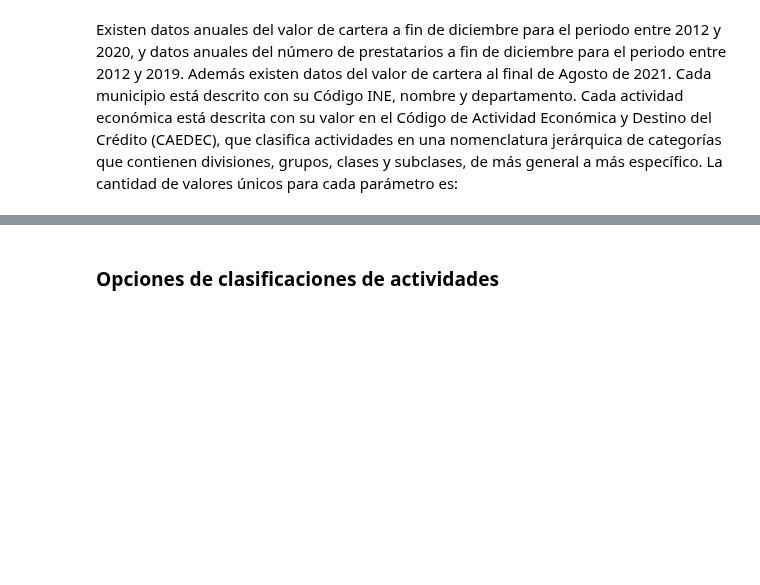
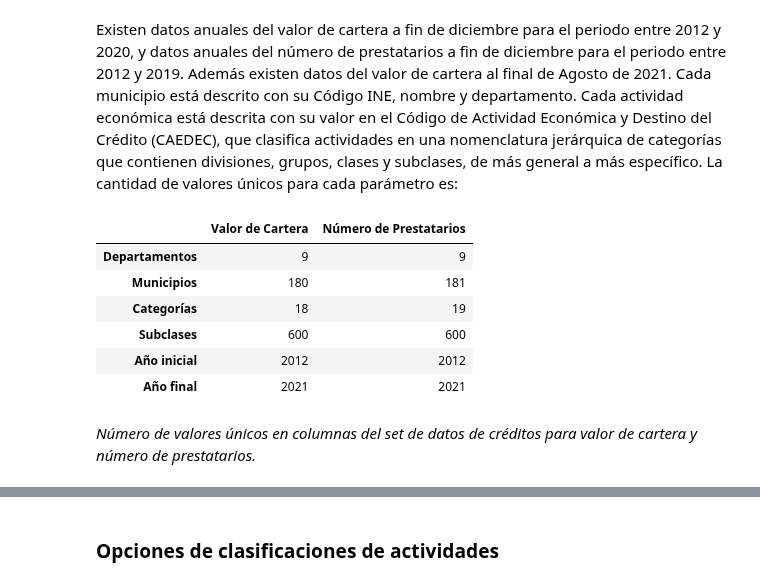
Before and after one commit to mauforonda/notas, a Jupyter notebook: Cartera_de_Creditos_en_Bolivia.ipynb, the cells around one changed output, grey strips where cells are left out. Cells and saved outputs as stored; diff of their text form; code cells hidden in the pictures; blank space fills up the shorter version.

Commit message:
actualización de datos de crédito

```diff
--- a/Cartera_de_Creditos_en_Bolivia.ipynb
+++ b/Cartera_de_Creditos_en_Bolivia.ipynb
@@ -501,6 +533,36 @@ El dataset tiene una forma de 318234 filas y 11 columnas. Cada fila representa e
 <p class="caption"> <em>Ejemplo de una entrada en el set de datos.</em> </p>
 # %% [markdown]
 Existen datos anuales del valor de cartera a fin de diciembre para el periodo entre 2012 y 2020, y datos anuales del número de prestatarios a fin de diciembre para el periodo entre 2012 y 2019. Además existen datos del valor de cartera al final de Agosto de 2021. Cada municipio está descrito con su Código INE, nombre y departamento. Cada actividad económica está descrita con su valor en el Código de Actividad Económica y Destino del Crédito (CAEDEC), que clasifica actividades en una nomenclatura jerárquica de categorías que contienen divisiones, grupos, clases y subclases, de más general a más específico. La cantidad de valores únicos para cada parámetro es:
+# %%
+display(
+    pd.DataFrame(
+        [
+            {
+                "Departamentos": len(dataframe.departamento.unique()),
+                "Municipios": len(dataframe.cod_ine.unique()),
+                "Categorías": len(dataframe.categoria_codigo.unique()),
+                "Subclases": len(dataframe.subclase_codigo.unique()),
+                "Año inicial": dataframe.year.min(),
+                "Año final": dataframe.year.max()
+            }
+            for dataframe in [
+                creditos[creditos.cartera.notna()],
+                creditos[creditos.prestatarios.notna()],
+            ]
+        ],
+        index=["Valor de Cartera", "Número de Prestatarios"],
+    ).T
+)
+caption("Número de valores únicos en columnas del set de datos de créditos para valor de cartera y número de prestatarios.")
+# %% [output]
+|  | Valor de Cartera | Número de Prestatarios |
+| Departamentos | 9 | 9 |
+| Municipios | 180 | 181 |
+| Categorías | 18 | 19 |
+| Subclases | 600 | 600 |
+| Año inicial | 2012 | 2012 |
+| Año final | 2021 | 2021 |
+<p class="caption"> <em>Número de valores únicos en columnas del set de datos de créditos para valor de cartera y número de prestatarios.</em> </p>
 # %%
 display(
     pd.DataFrame(
```
Also changed, not shown: parts of 11 cells of this notebook, 2 other files.
